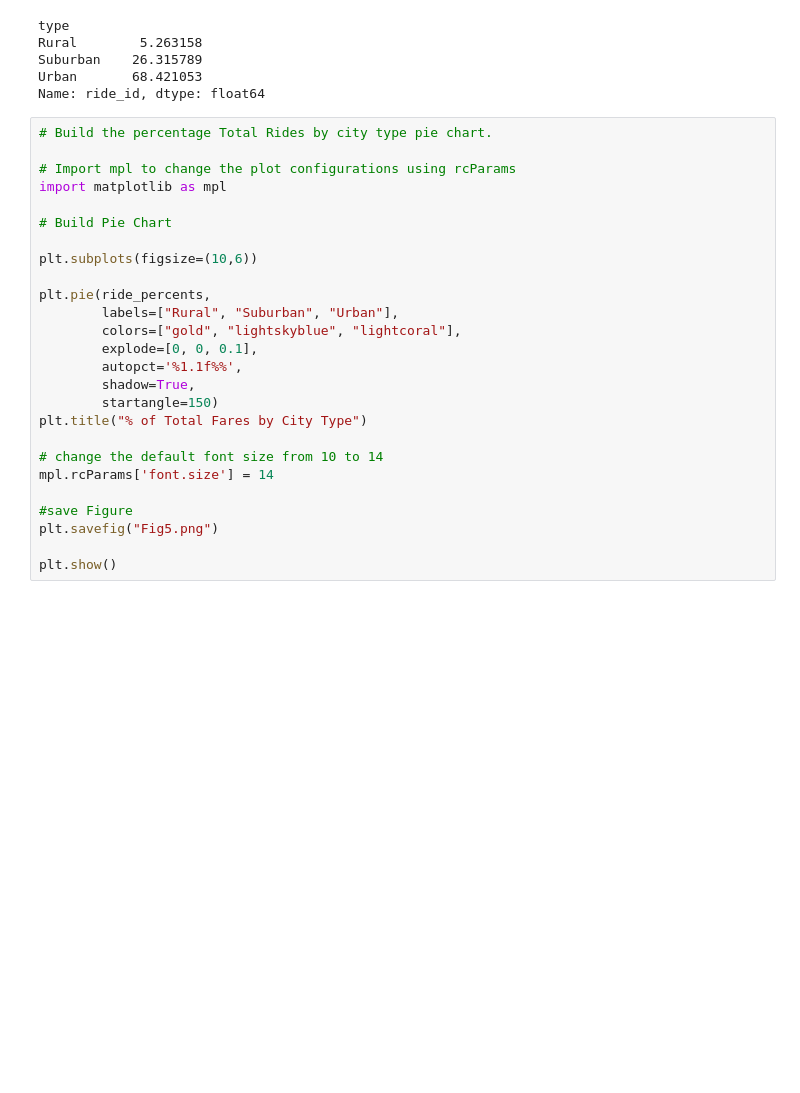
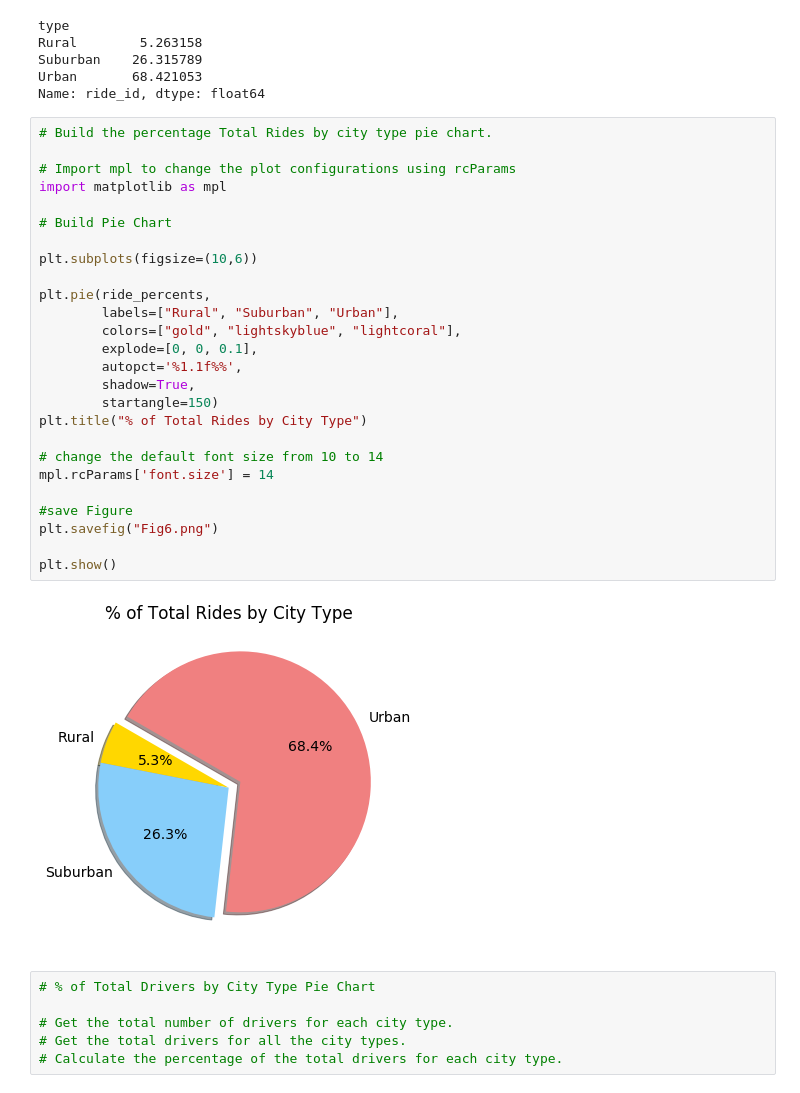
Before and after one commit to hkyopreston/Pyber_Analysis, a Jupyter notebook: PyBer.ipynb, the cells around one changed output. Cells and saved outputs as stored; diff of their text form; blank space fills up the shorter version.

```diff
--- a/PyBer.ipynb
+++ b/PyBer.ipynb
@@ -980,26 +980,34 @@ Name: ride_id, dtype: float64
 # %%
 # Build the percentage Total Rides by city type pie chart.
 
 # Import mpl to change the plot configurations using rcParams
 import matplotlib as mpl
 
 # Build Pie Chart
 
 plt.subplots(figsize=(10,6))
 
 plt.pie(ride_percents,
         labels=["Rural", "Suburban", "Urban"],
         colors=["gold", "lightskyblue", "lightcoral"],
         explode=[0, 0, 0.1],
         autopct='%1.1f%%',
         shadow=True,
         startangle=150)
-plt.title("% of Total Fares by City Type")
+plt.title("% of Total Rides by City Type")
 
 # change the default font size from 10 to 14
 mpl.rcParams['font.size'] = 14
 
 #save Figure
-plt.savefig("Fig5.png")
+plt.savefig("Fig6.png")
 
 plt.show()
+# %% [output]
+[figure, added]
+# %%
+# % of Total Drivers by City Type Pie Chart
+
+# Get the total number of drivers for each city type.
+# Get the total drivers for all the city types.
+# Calculate the percentage of the total drivers for each city type.
```
Also changed, not shown: parts of 2 cells of this notebook, 1 other file.
